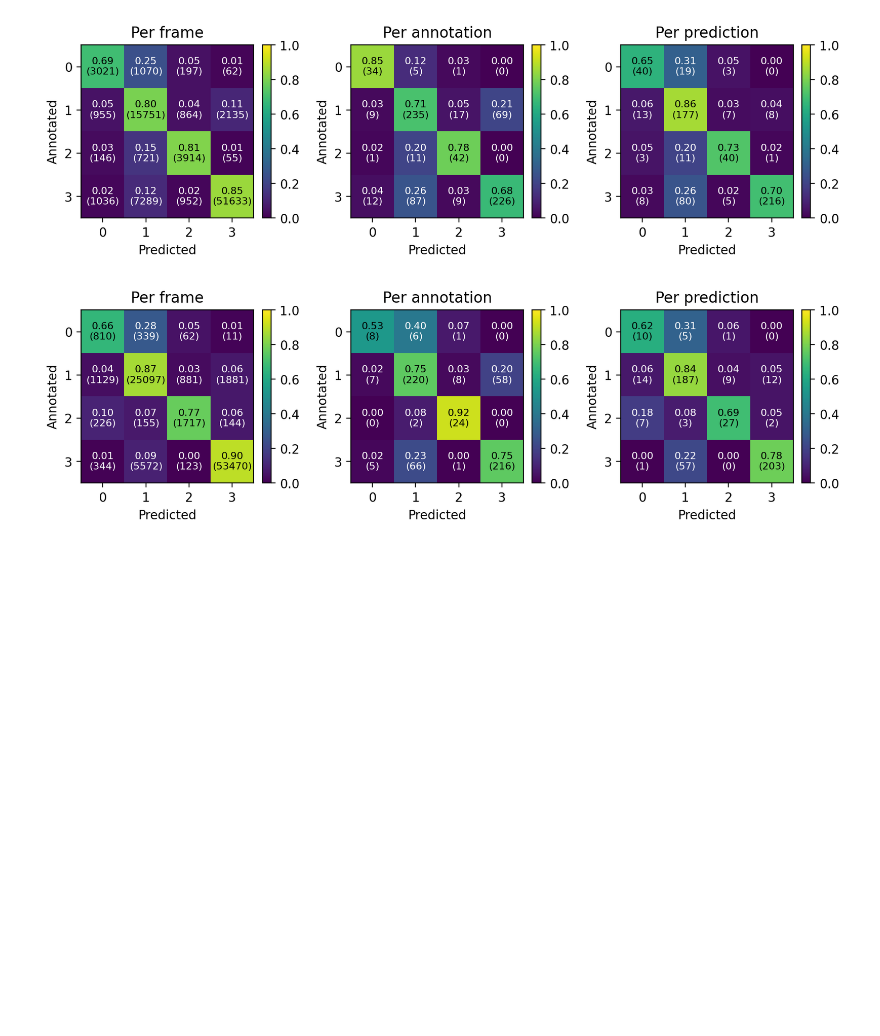
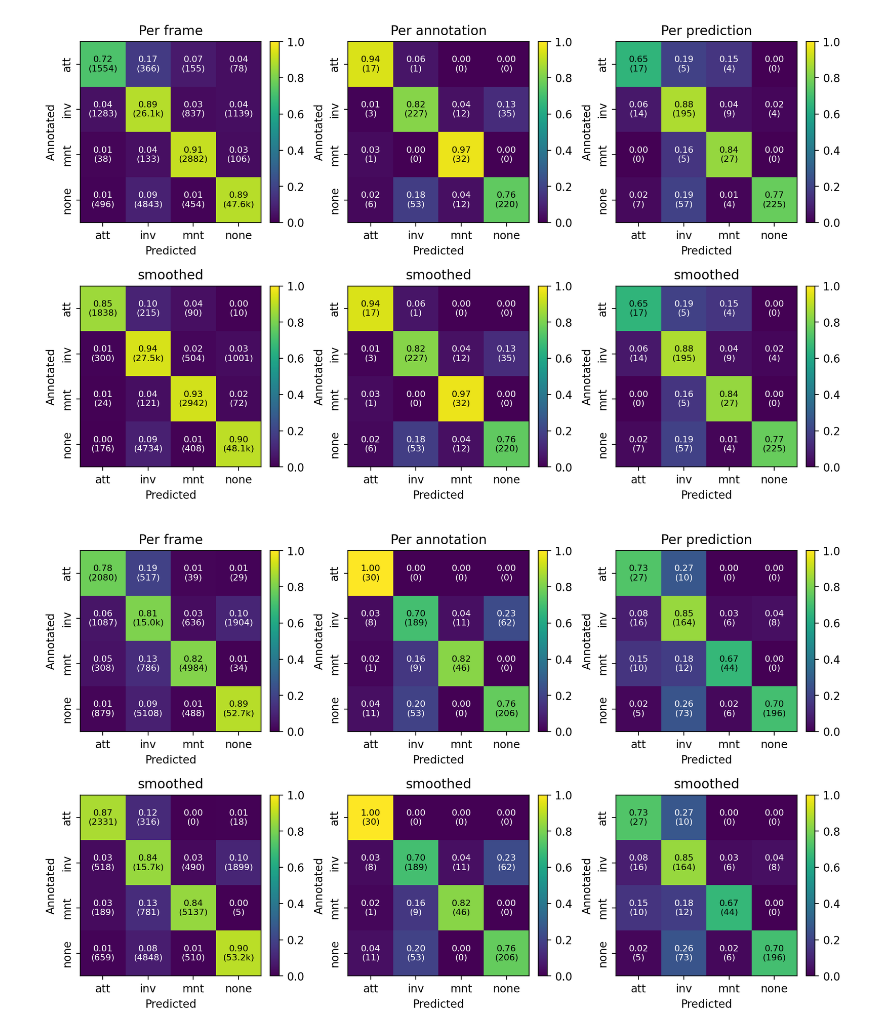
Before and after one commit to pnuehrenberg/vassi, a Jupyter notebook: examples/classification.ipynb, the cells around one changed output. Saved outputs shown, nothing was run; the diff lists cells and outputs as text; code cells hidden in the pictures; blank space fills up the shorter version.

```diff
--- a/examples/classification.ipynb
+++ b/examples/classification.ipynb
@@ -38,3 +32,3 @@ categories
 # %%
-dataset_train = load_dataset("mice_train", directory="datasets", target="dyads", categories=categories)
-dataset_test = load_dataset("mice_test", directory="datasets", target="dyads", categories=categories)
+dataset_train = load_dataset("mice_train", directory="datasets", target="dyads")
+dataset_test = load_dataset("mice_test", directory="datasets", target="dyads")
@@ -87,8 +39,0 @@ for _ in tqdm(range(10)):
-# %%
-scores = []
-
-for k_fold_result in k_fold_results:
-    scores.append([])
-    for median_filter_window in tqdm(np.arange(3, 91, 2)):
-        k_fold_result.smooth([lambda arr: medfilt(arr, median_filter_window)])
-        scores[-1].append(k_fold_result.score(dataset_train.encode))
@@ -108,33 +178,64 @@ print(np.arange(3, 91, 2)[np.argmax(avg_score)])
+# %%
+category_labels = ['att', 'inv', 'mnt', 'none']
 # %%
 for k_fold_result in k_fold_results:
 
-    k_fold_result.smooth([lambda arr: medfilt(arr, 43)])
-
-    fig, axes = plt.subplots(1, 3, figsize=(11, 2.5))
+    fig, axes = plt.subplots(2, 3, figsize=(12, 7), gridspec_kw={"hspace": 0.35, "wspace": 0.35})
 
     plot_confusion_matrix(
         k_fold_result.y_true_numeric,
         k_fold_result.y_pred_numeric,
-        ax=axes[0],
+        ax=axes[0, 0],
+        category_labels=category_labels,
     )
 
     plot_confusion_matrix(
         dataset_train.encode(k_fold_result.annotations["category"].to_numpy()),
         dataset_train.encode(k_fold_result.annotations["predicted_category"].to_numpy()),
-        ax=axes[1],
+        ax=axes[0, 1],
+        category_labels=category_labels,
     )
 
     plot_confusion_matrix(
         dataset_train.encode(k_fold_result.predictions["true_category"].to_numpy()),
         dataset_train.encode(k_fold_result.predictions["category"].to_numpy()),
-        ax=axes[2],
+        ax=axes[0, 2],
+        category_labels=category_labels,
     )
 
-    axes[0].set_title("Per frame")
-    axes[1].set_title("Per annotation")
-    axes[2].set_title("Per prediction")
+    axes[0, 0].set_title("Per frame")
+    axes[0, 1].set_title("Per annotation")
+    axes[0, 2].set_title("Per prediction")
+
+    k_fold_result.smooth([lambda arr: medfilt(arr, 39)])
+
+    plot_confusion_matrix(
+        k_fold_result.y_true_numeric,
+        k_fold_result.y_pred_numeric_smoothed,
+        ax=axes[1, 0],
+        category_labels=category_labels,
+    )
+
+    plot_confusion_matrix(
+        dataset_train.encode(k_fold_result.annotations["category"].to_numpy()),
+        dataset_train.encode(k_fold_result.annotations["predicted_category"].to_numpy()),
+        ax=axes[1, 1],
+        category_labels=category_labels,
+    )
+
+    plot_confusion_matrix(
+        dataset_train.encode(k_fold_result.predictions["true_category"].to_numpy()),
+        dataset_train.encode(k_fold_result.predictions["category"].to_numpy()),
+        ax=axes[1, 2],
+        category_labels=category_labels,
+    )
+
+    axes[1, 0].set_title("smoothed")
+    axes[1, 1].set_title("smoothed")
+    axes[1, 2].set_title("smoothed")
 
     plt.show()
+    # break
 # %% [output]
-[figure, old version]
+[figure, new version]
-[figure, old version]
+[figure, new version]
```
Also changed, not shown: parts of 17 cells of this notebook, 21 other files.
